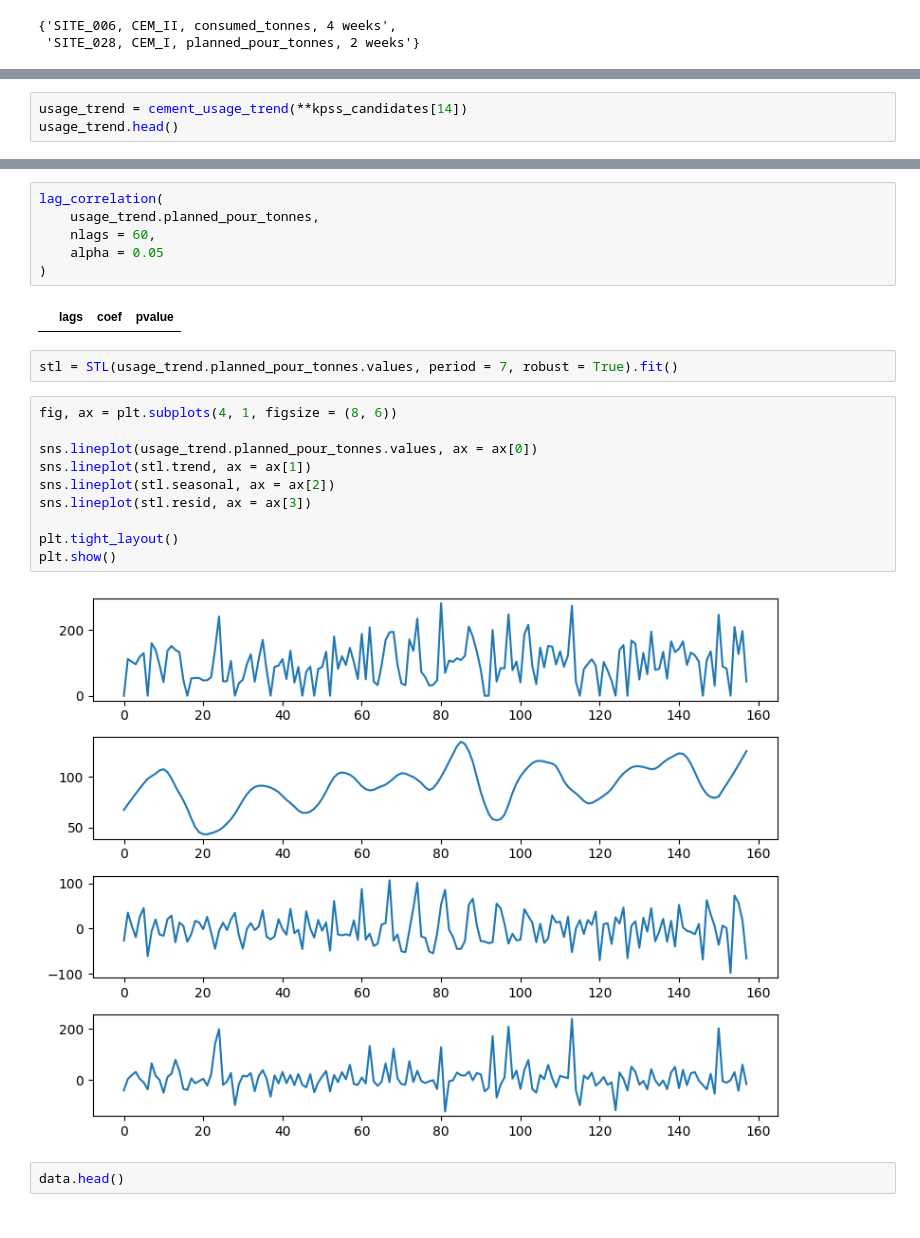
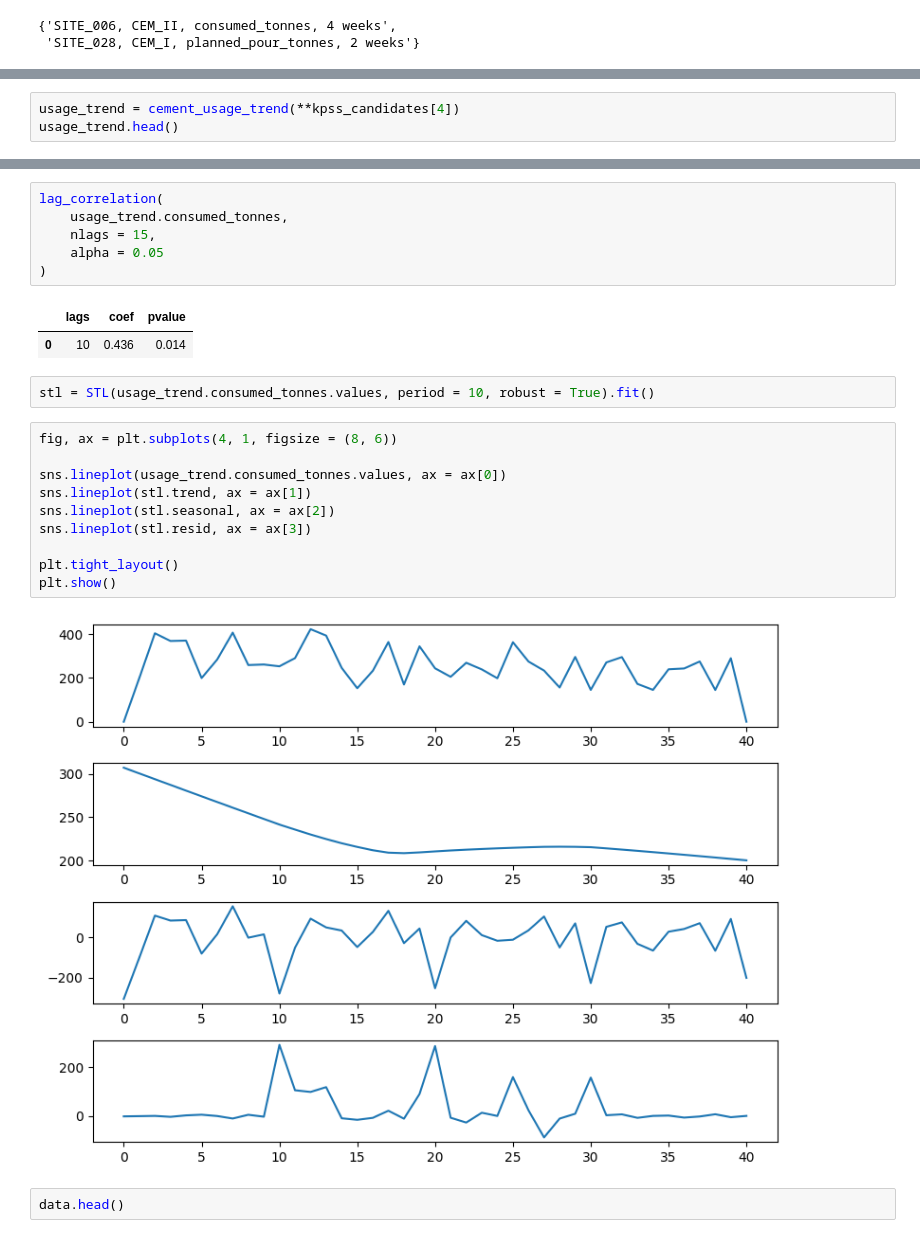
Before and after one commit to sarbol/MIG_CEMENT_DEMAND_FORECAST_SYSTEM_TEAM_D, a Jupyter notebook: notebook/exploratory_book.ipynb, the cells around one changed output, grey strips where cells are left out. Cells and saved outputs as stored; diff of their text form.

```diff
--- a/notebook/exploratory_book.ipynb
+++ b/notebook/exploratory_book.ipynb
@@ -1930,4 +1107,4 @@ def lag_correlation(series: np.ndarray, nlags: int, alpha: float = 0.05) -> List
 # %%
-usage_trend = cement_usage_trend(**kpss_candidates[14])
+usage_trend = cement_usage_trend(**kpss_candidates[4])
 usage_trend.head()
 # %% [output]
@@ -1940,25 +1117,26 @@ usage_trend.head()
 # %%
 lag_correlation(
-    usage_trend.planned_pour_tonnes,
-    nlags = 60,
+    usage_trend.consumed_tonnes,
+    nlags = 15,
     alpha = 0.05
 )
 # %% [output]
 |  | lags | coef | pvalue |
+| 0 | 10 | 0.436 | 0.014 |
 # %%
-stl = STL(usage_trend.planned_pour_tonnes.values, period = 7, robust = True).fit()
+stl = STL(usage_trend.consumed_tonnes.values, period = 10, robust = True).fit()
 # %%
 fig, ax = plt.subplots(4, 1, figsize = (8, 6))
 
-sns.lineplot(usage_trend.planned_pour_tonnes.values, ax = ax[0])
+sns.lineplot(usage_trend.consumed_tonnes.values, ax = ax[0])
 sns.lineplot(stl.trend, ax = ax[1])
 sns.lineplot(stl.seasonal, ax = ax[2])
 sns.lineplot(stl.resid, ax = ax[3])
 
 plt.tight_layout()
 plt.show()
 # %% [output]
-[figure, old version]
+[figure, new version]
 # %%
 data.head()
 # %% [output]
```
Also changed, not shown: parts of 142 cells of this notebook, 1 other file.
